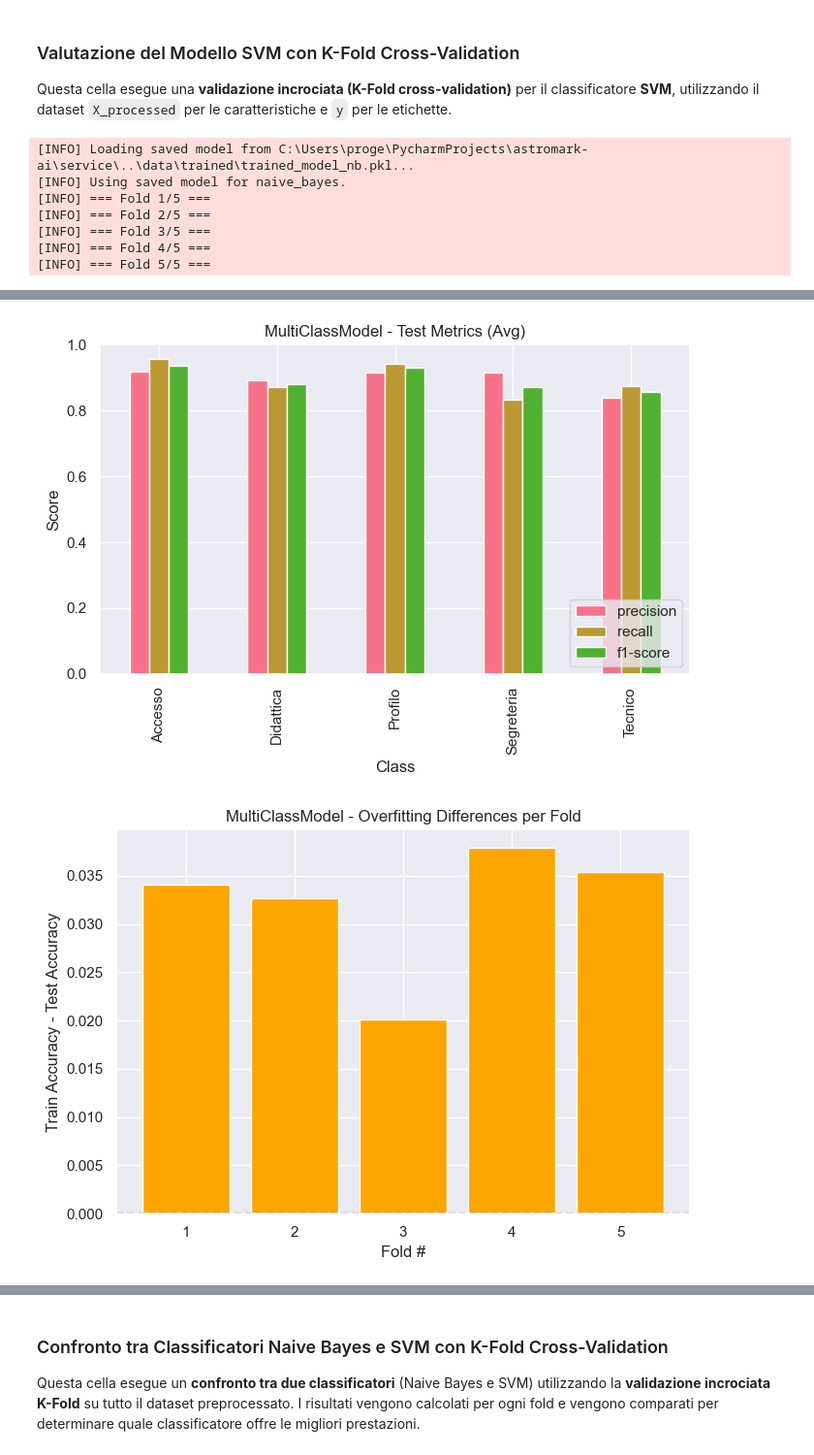
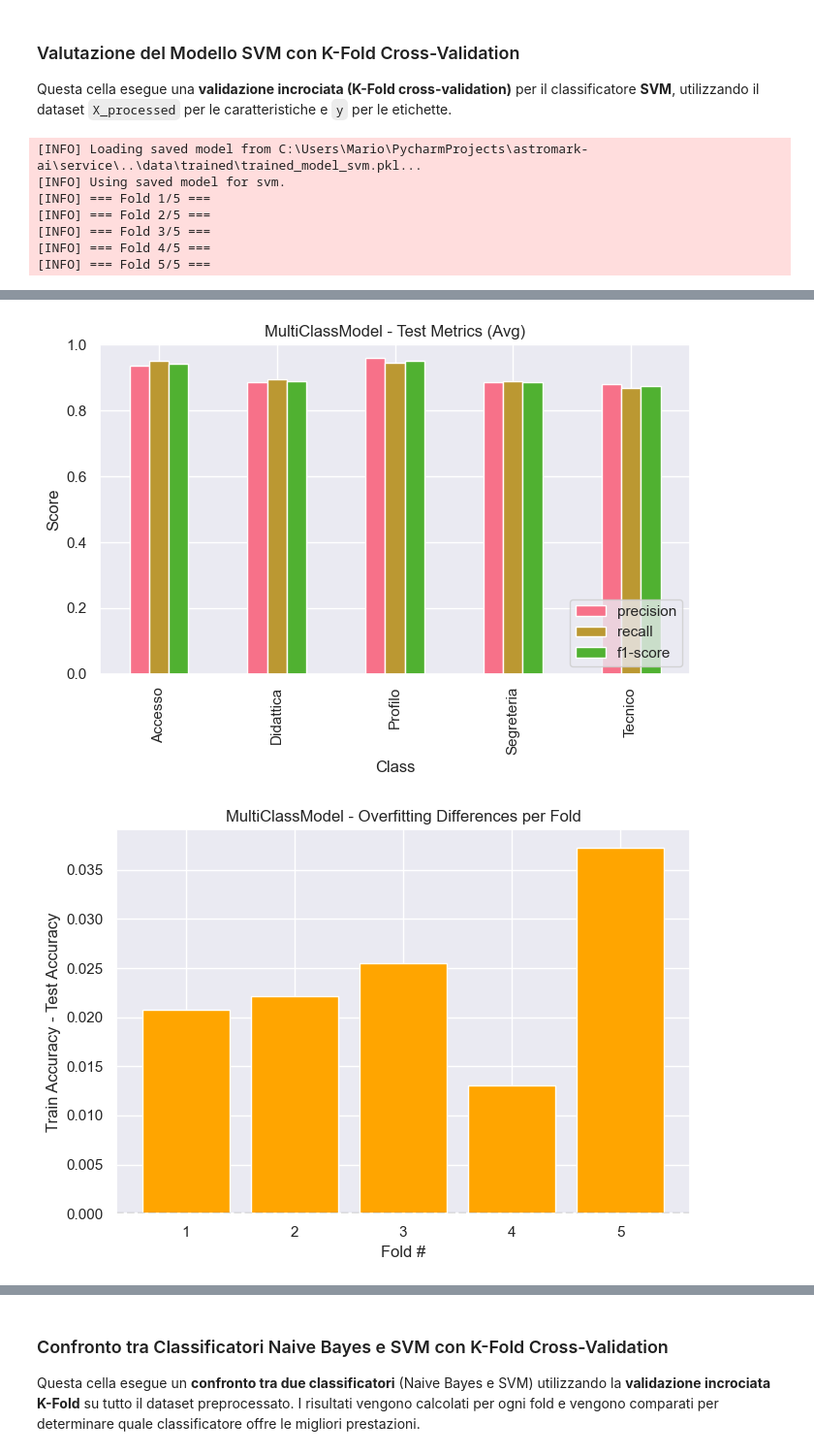
Before and after one commit to mariocosenza/astromark-ai, a Jupyter notebook: notebook/ticket_notebook.ipynb, the cells around one changed output, grey strips where cells are left out. Shown at 97% size. Cells and saved outputs as stored; diff of their text form; code cells hidden in the pictures.

Commit message:
fix: choose correct classifier

```diff
--- a/notebook/ticket_notebook.ipynb
+++ b/notebook/ticket_notebook.ipynb
@@ -231,10 +212,10 @@ Pipeline(steps=[('tfidf',
 
 Questa cella esegue una **validazione incrociata (K-Fold cross-validation)** per il classificatore **SVM**, utilizzando il dataset `X_processed` per le caratteristiche e `y` per le etichette.
 # %%
-evaluate_model_with_kfold(get_model(ClassifierType.NAIVE_BAYES), X_processed, y)
+evaluate_model_with_kfold(get_model(ClassifierType.SVM), X_processed, y)
 # %% [output]
-[INFO] Loading saved model from C:\Users\proge\PycharmProjects\astromark-ai\service\..\data\trained\trained_model_nb.pkl...
-[INFO] Using saved model for naive_bayes.
+[INFO] Loading saved model from C:\Users\Mario\PycharmProjects\astromark-ai\service\..\data\trained\trained_model_svm.pkl...
+[INFO] Using saved model for svm.
 [INFO] === Fold 1/5 ===
 [INFO] === Fold 2/5 ===
 [INFO] === Fold 3/5 ===
@@ -246,2 +227,2 @@ evaluate_model_with_kfold(get_model(ClassifierType.NAIVE_BAYES), X_processed, y)
-[figure, old version]
+[figure, new version]
-[figure, old version]
+[figure, new version]
```
Also changed, not shown: parts of 11 cells of this notebook.
